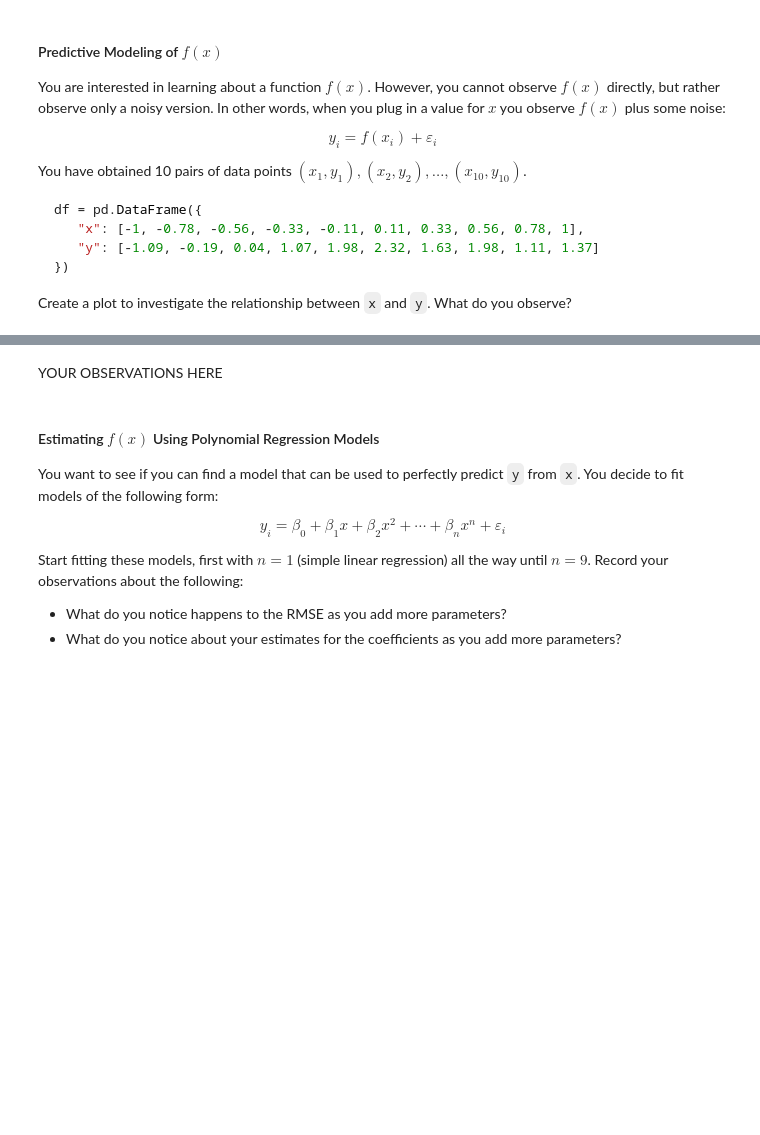
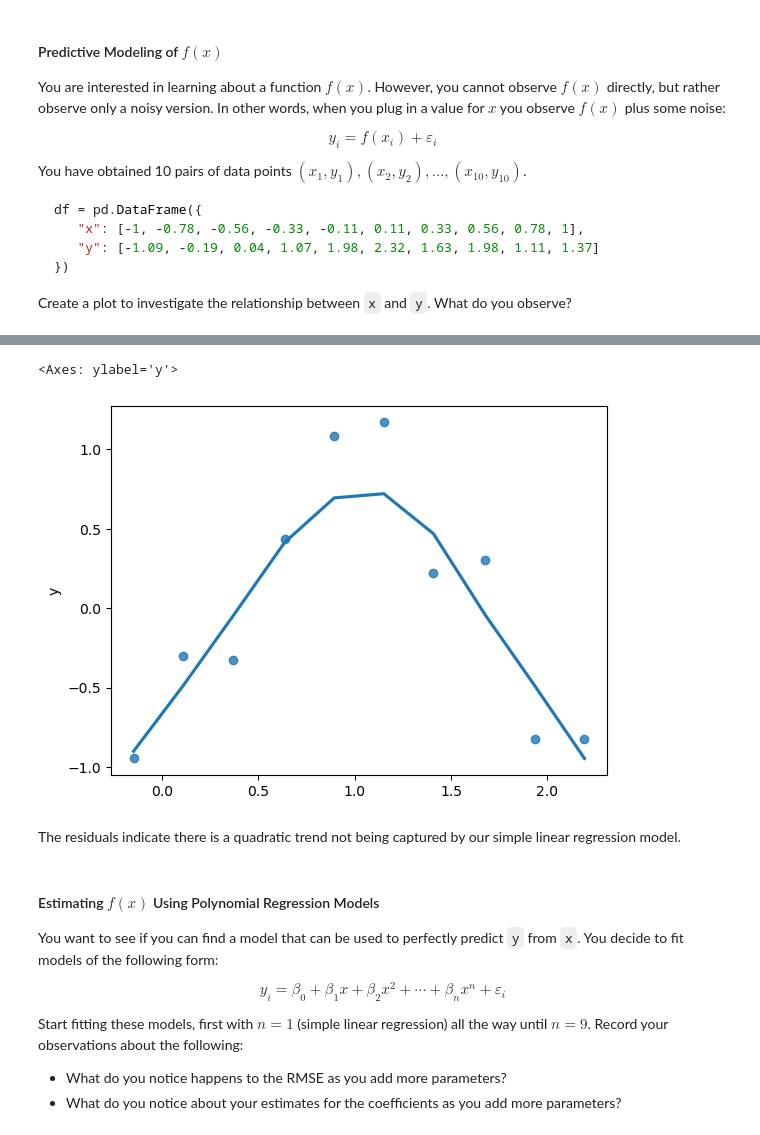
Before and after one commit to darthur2/tstat280, a Jupyter notebook: 08_LASSO/08_lasso_activity.ipynb, the cells around one changed output, grey strips where cells are left out. Drawn from its saved outputs; the diff is of its cells as text; code cells hidden in the pictures; blank space fills up the shorter version.

```diff
--- a/08_LASSO/08_lasso_activity.ipynb
+++ b/08_LASSO/08_lasso_activity.ipynb
@@ -26,7 +39,22 @@ Now, fit a simple linear regression model for `x` and `y`. What do you observe?
 # %%
-# YOUR CODE FOR THE REGRESSION MODEL HERE
+from sklearn.linear_model import LinearRegression
+
+slr_model = LinearRegression()
+
+X = df[["x"]]
+y = df["y"]
+
+slr_model.fit(X, y)
+
+slr_preds = slr_model.predict(X)
+slr_resids = y - slr_preds
+
+sns.regplot(x=slr_preds, y=slr_resids, lowess=True)
+# %% [output]
+<Axes: ylabel='y'>
+[figure, added]
 # %% [markdown]
-YOUR OBSERVATIONS HERE
+The residuals indicate there is a quadratic trend not being captured by our simple linear regression model.
 # %% [markdown]
 #### Estimating $f(x)$ Using Polynomial Regression Models
 
```
Also changed, not shown: parts of 9 cells of this notebook.
